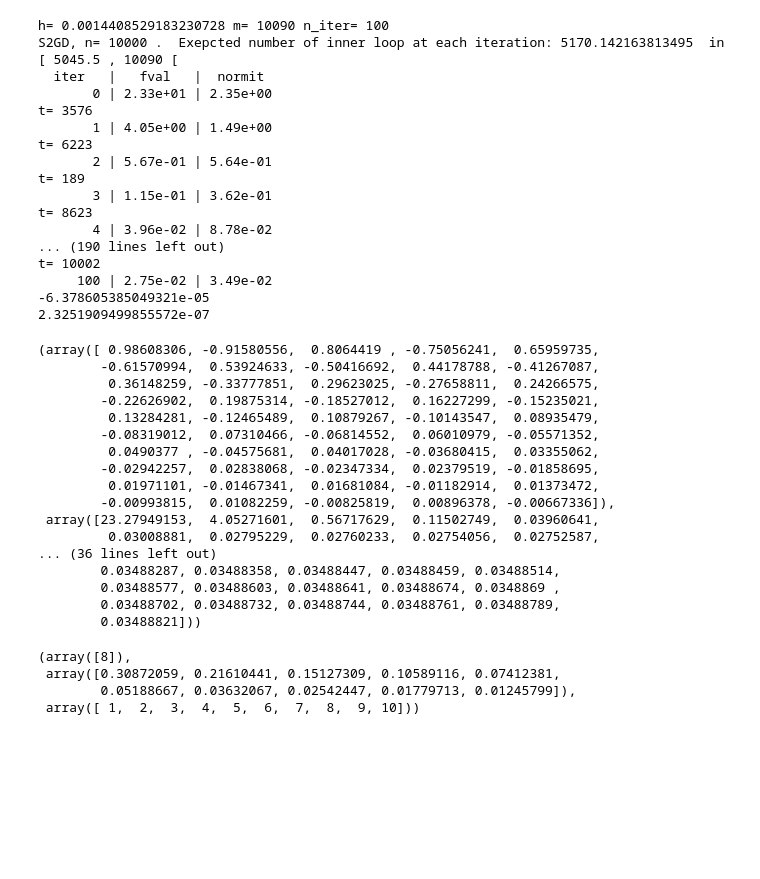
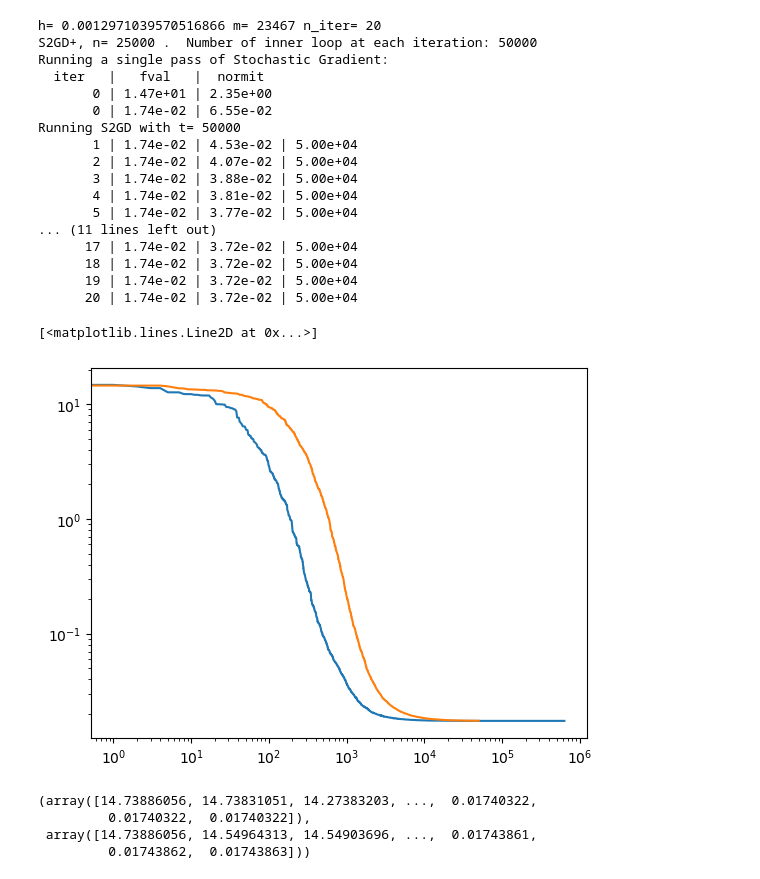
Before and after one commit to Paulcauch/S2GD, a Jupyter notebook: tests.ipynb, the cells around one changed output. Saved outputs shown, nothing was run; the diff lists cells and outputs as text; code cells hidden in the pictures; blank space fills up the shorter version.

```diff
--- a/tests.ipynb
+++ b/tests.ipynb
@@ -12,6 +10,6 @@ from utils import generate_pb_parameters
 # %%
 d = int(50)
-n = int(1e4)
+n = int(25000)
 idx = np.arange(d)
 lbda = 1. / n ** (0.5)
 #lbda = 0
@@ -36,4 +34,4 @@ print(pbL2reg.fun(x_model_truth))
 # %%
 x0 = np.zeros(d)
-x,obj_val,_ = stoch_grad(x0=x0,problem=pbL2reg,xtarget=x_model_truth,stepchoice=0,step0=3e-3, n_iter=5000,nb=1,with_replace=False,verbose=True,verbose_ite=True)
+x,obj_val_sgd,_ = stoch_grad(x0=x0,problem=pbL2reg,xtarget=x_model_truth,stepchoice=0,step0=3e-3, n_iter=50000,nb=1,with_replace=False,verbose=True,verbose_ite=True)
 # %% [output]
@@ -193,38 +55,21 @@ def S2GD(x0,problem,xtarget,h,m,nu,eps_tol,plus=False,alpha=2,n_iter=100,verbose
 # %%
 x0 = np.zeros(d)
-S2GD(x0=x0,problem=pbL2reg,xtarget=x_model_truth,h=-1,m=10,nu=pbL2reg.cvxval(),eps_tol=1e-8)
+x_output,objvals,normit = S2GD(x0=x0,problem=pbL2reg,xtarget=x_model_truth,h=-1,m=10,nu=pbL2reg.cvxval(),eps_tol=1e-8,n_iter=20,plus=True)
 # %% [output]
-h= 0.0014408529183230728 m= 10090 n_iter= 100
-S2GD, n= 10000 .  Exepcted number of inner loop at each iteration: 5170.142163813495  in [ 5045.5 , 10090 [
+h= 0.0012971039570516866 m= 23467 n_iter= 20
+S2GD+, n= 25000 .  Number of inner loop at each iteration: 50000
+Running a single pass of Stochastic Gradient:
   iter   |   fval   |  normit
-       0 | 2.33e+01 | 2.35e+00
-t= 3576
-       1 | 4.05e+00 | 1.49e+00
-t= 6223
-       2 | 5.67e-01 | 5.64e-01
-t= 189
-       3 | 1.15e-01 | 3.62e-01
-t= 8623
-       4 | 3.96e-02 | 8.78e-02
-... (190 lines left out)
-t= 10002
-     100 | 2.75e-02 | 3.49e-02
--6.378605385049321e-05
-2.3251909499855572e-07
+       0 | 1.47e+01 | 2.35e+00
+       0 | 1.74e-02 | 6.55e-02
+Running S2GD with t= 50000
+       1 | 1.74e-02 | 4.53e-02 | 5.00e+04
+       2 | 1.74e-02 | 4.07e-02 | 5.00e+04
+       3 | 1.74e-02 | 3.88e-02 | 5.00e+04
+       4 | 1.74e-02 | 3.81e-02 | 5.00e+04
+       5 | 1.74e-02 | 3.77e-02 | 5.00e+04
+... (11 lines left out)
+      17 | 1.74e-02 | 3.72e-02 | 5.00e+04
+      18 | 1.74e-02 | 3.72e-02 | 5.00e+04
+      19 | 1.74e-02 | 3.72e-02 | 5.00e+04
+      20 | 1.74e-02 | 3.72e-02 | 5.00e+04
-(array([ 0.98608306, -0.91580556,  0.8064419 , -0.75056241,  0.65959735,
-        -0.61570994,  0.53924633, -0.50416692,  0.44178788, -0.41267087,
-         0.36148259, -0.33777851,  0.29623025, -0.27658811,  0.24266575,
-        -0.22626902,  0.19875314, -0.18527012,  0.16227299, -0.15235021,
-         0.13284281, -0.12465489,  0.10879267, -0.10143547,  0.08935479,
-        -0.08319012,  0.07310466, -0.06814552,  0.06010979, -0.05571352,
-         0.0490377 , -0.04575681,  0.04017028, -0.03680415,  0.03355062,
-        -0.02942257,  0.02838068, -0.02347334,  0.02379519, -0.01858695,
-         0.01971101, -0.01467341,  0.01681084, -0.01182914,  0.01373472,
-        -0.00993815,  0.01082259, -0.00825819,  0.00896378, -0.00667336]),
- array([23.27949153,  4.05271601,  0.56717629,  0.11502749,  0.03960641,
-         0.03008881,  0.02795229,  0.02760233,  0.02754056,  0.02752587,
-... (36 lines left out)
-        0.03488287, 0.03488358, 0.03488447, 0.03488459, 0.03488514,
-        0.03488577, 0.03488603, 0.03488641, 0.03488674, 0.0348869 ,
-        0.03488702, 0.03488732, 0.03488744, 0.03488761, 0.03488789,
-        0.03488821]))
@@ -233,11 +76,13 @@ np.random.choice(t_val,size=1,p=t_probs)
-# %%
-t_val = np.arange(1,10+1)
-t_probs = (1- 0.3)**(t_val)
-t_probs /= np.sum(t_probs)
-t_expectation = np.dot(t_val,t_probs)
-np.random.choice(t_val,size=1,p=t_probs),t_probs,t_val
-# %% [output]
-(array([8]),
- array([0.30872059, 0.21610441, 0.15127309, 0.10589116, 0.07412381,
-        0.05188667, 0.03632067, 0.02542447, 0.01779713, 0.01245799]),
- array([ 1,  2,  3,  4,  5,  6,  7,  8,  9, 10]))
+# %%
+plt.loglog(np.linspace(0,int(len(objvals)/4),int(len(objvals)/4)),objvals[:int(len(objvals)/4)])
+plt.loglog(np.linspace(0,len(obj_val_sgd),len(obj_val_sgd)),obj_val_sgd)
+# %% [output]
+[<matplotlib.lines.Line2D at 0x...>]
+[figure, added]
+# %%
+objvals,obj_val_sgd
+# %% [output]
+(array([14.73886056, 14.73831051, 14.27383203, ...,  0.01740322,
+         0.01740322,  0.01740322]),
+ array([14.73886056, 14.54964313, 14.54903696, ...,  0.01743861,
+         0.01743862,  0.01743863]))
```
Also changed, not shown: parts of 7 cells of this notebook, 2 other files.
